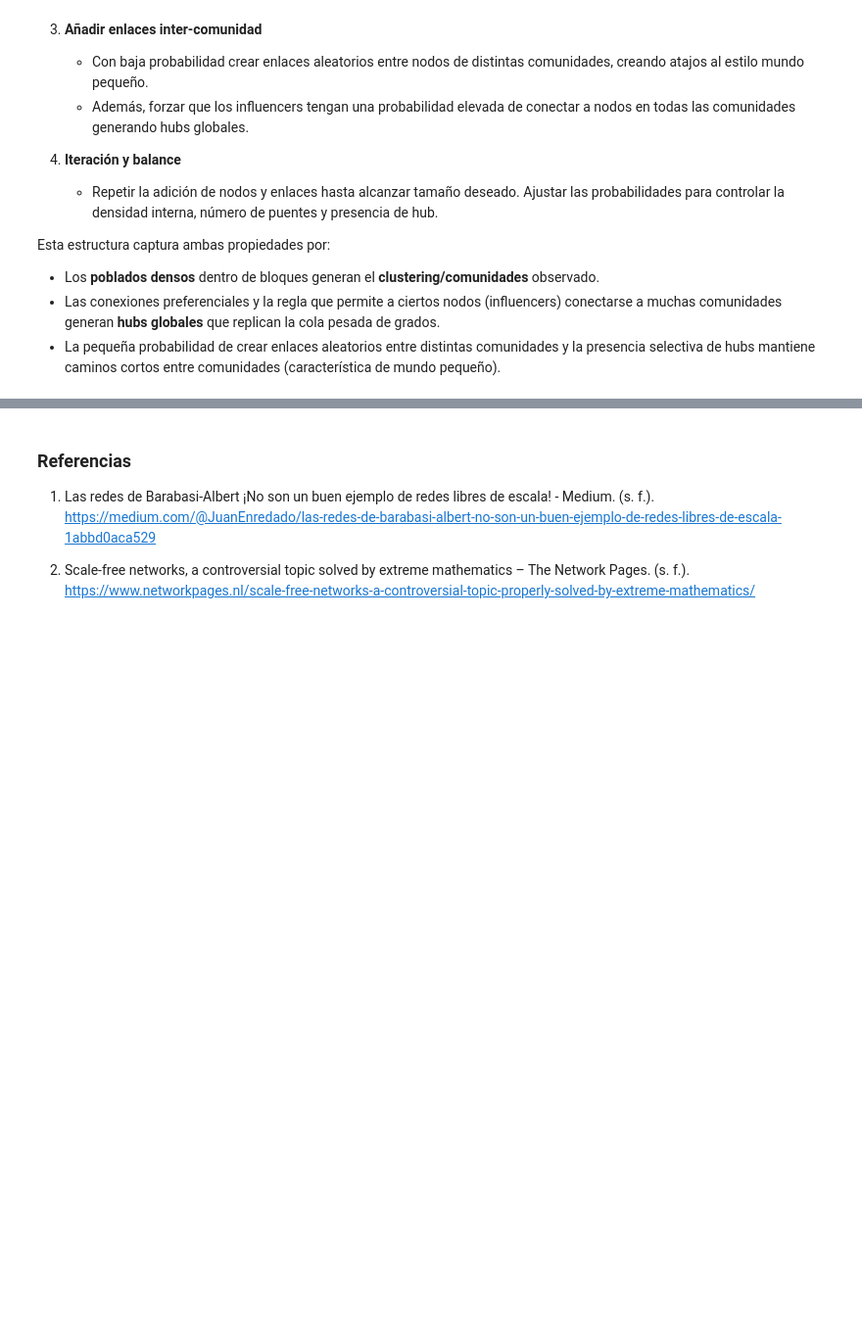
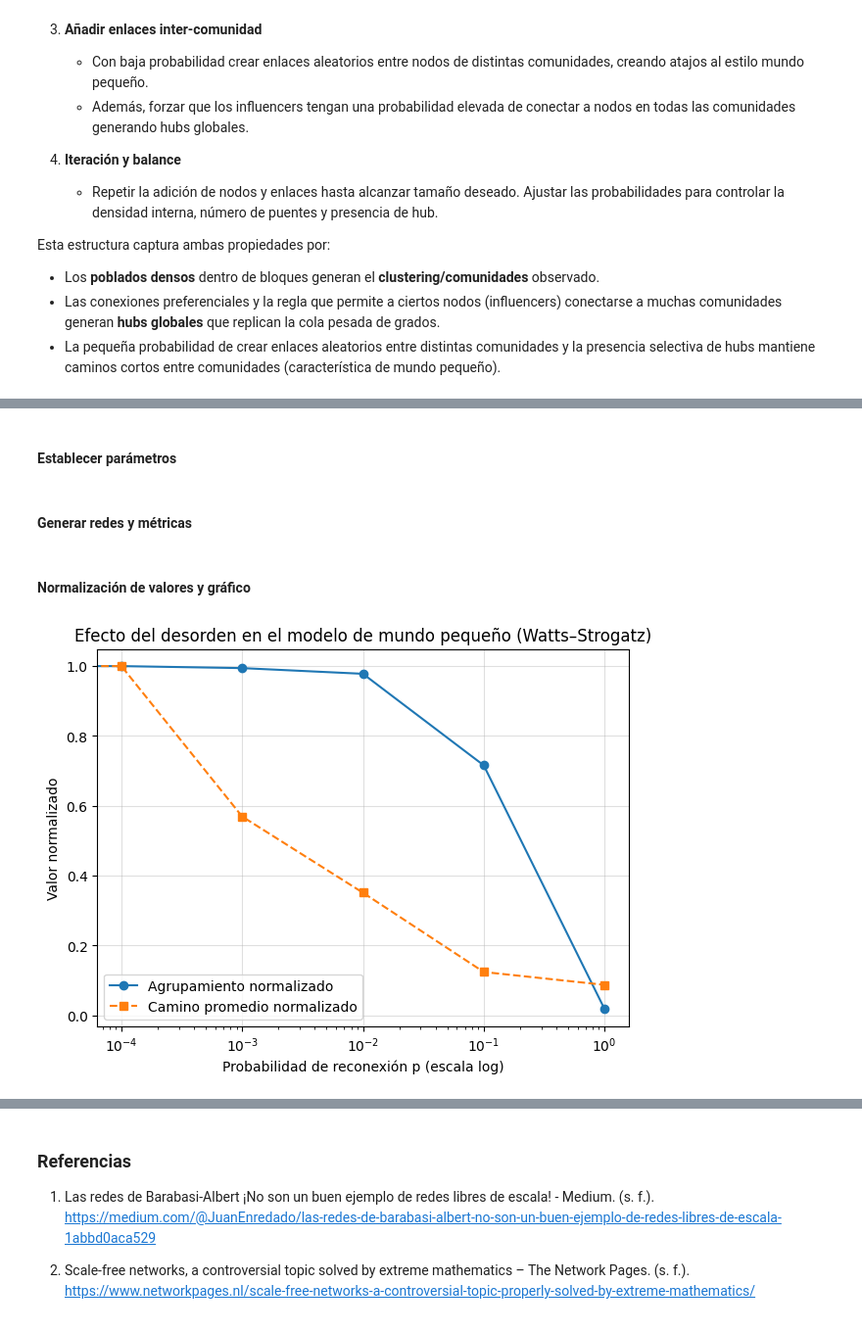
Before and after one commit to FabianKel/ModSim-LAB5, a Jupyter notebook: parte-2.ipynb, the cells around one changed output, grey strips where cells are left out. Shown: that part at 98% size. Saved outputs shown, nothing was run; the diff lists cells and outputs as text; code cells hidden in the pictures; blank space fills up the shorter version.

```diff
--- a/parte-2.ipynb
+++ b/parte-2.ipynb
@@ -95,0 +166,33 @@ Esta estructura captura ambas propiedades por:
+# %% [markdown]
+#### **Establecer parámetros**
+# %%
+
+n = 500     # número de nodos
+k = 6       # k vecinos
+ps = [0, 0.0001, 0.001, 0.01, 0.1, 1]   # probabilidades de reconexión
+C_vals, L_vals = [], []                 # coeficiente de agrupamiento y longitud de camino
+# %% [markdown]
+#### **Generar redes y métricas**
+# %%
+for p in ps:
+    G = nx.watts_strogatz_graph(n, k, p, seed=16)
+    C_vals.append(nx.average_clustering(G))
+    L_vals.append(nx.average_shortest_path_length(G))
+# %% [markdown]
+#### **Normalización de valores y gráfico**
+# %%
+C_norm = np.array(C_vals) / C_vals[0]
+L_norm = np.array(L_vals) / L_vals[0]
+
+plt.figure(figsize=(7,5))
+plt.plot(ps, C_norm, 'o-', label='Agrupamiento normalizado')
+plt.plot(ps, L_norm, 's--', label='Camino promedio normalizado')
+plt.xscale('log')
+plt.xlabel('Probabilidad de reconexión p (escala log)')
+plt.ylabel('Valor normalizado')
+plt.title('Efecto del desorden en el modelo de mundo pequeño (Watts–Strogatz)')
+plt.legend()
+plt.grid(True, alpha=0.4)
+plt.show()
+# %% [output]
+[figure, added]
```
Also changed, not shown: parts of 15 cells of this notebook.
